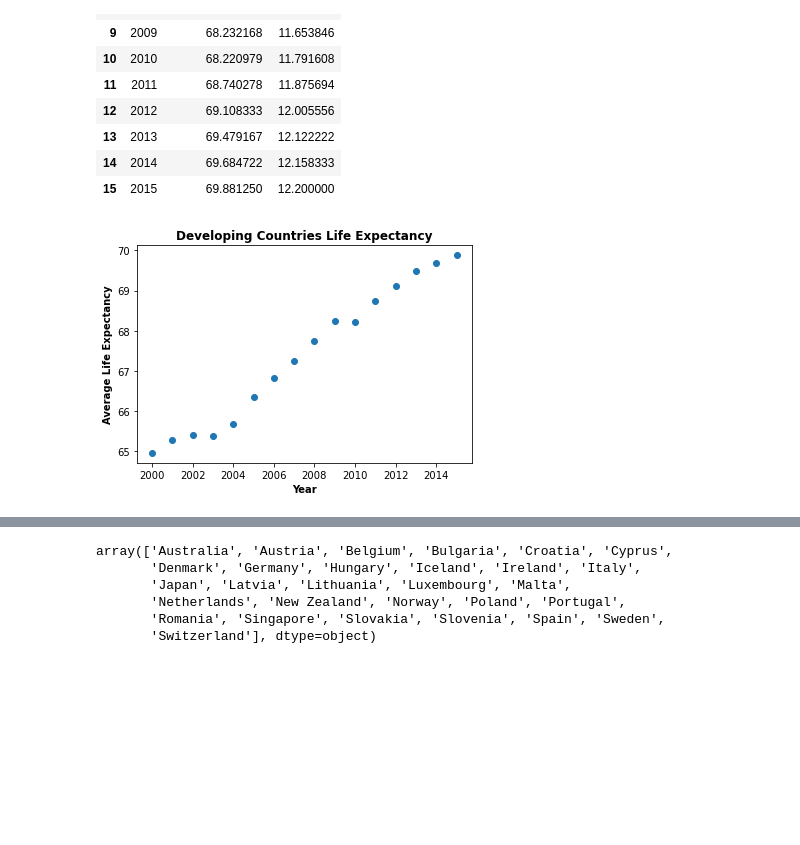
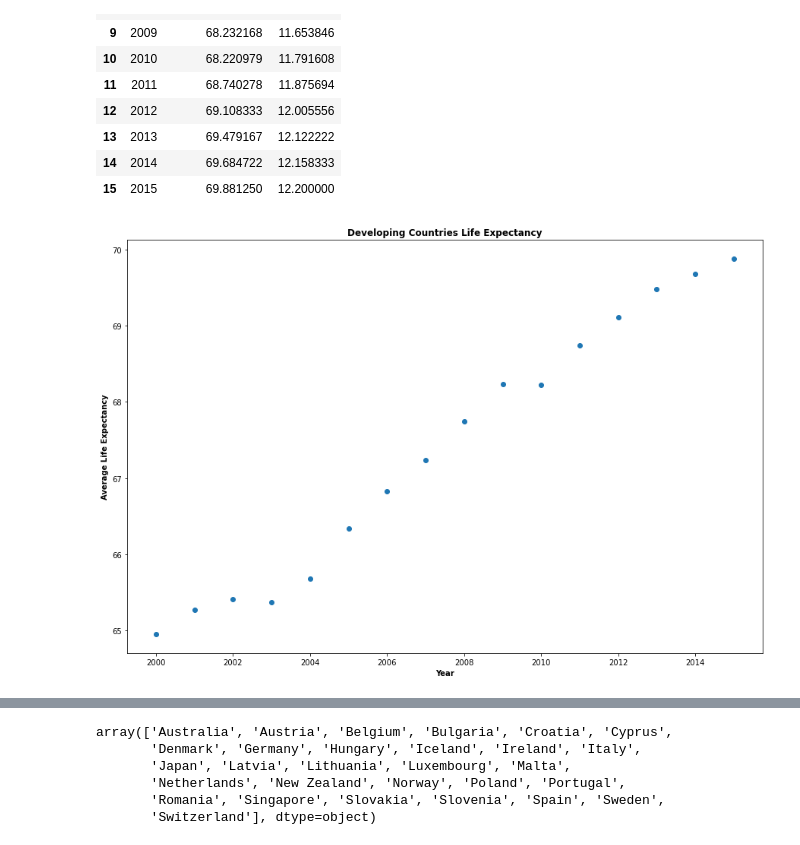
Before and after one commit to jaryan77/TeamTitans_Project_1, a Jupyter notebook: Colin_starter_analysis.ipynb, the cells around one changed output, grey strips where cells are left out. Drawn from its saved outputs; the diff is of its cells as text; code cells hidden in the pictures; blank space fills up the shorter version.

```diff
--- a/Colin_starter_analysis.ipynb
+++ b/Colin_starter_analysis.ipynb
@@ -68,7 +69,7 @@ life_df = life_df.rename(columns={'Life expectancy ': 'Life Expectancy',
 # %%
 #trim the dataframe to just focus on the effect of schooling on life expectancy and include the country, year, and
 #status columns
-schooling_df = life_df[["Country", "Year", "Status", "Life Expectancy", "Schooling"]]
+schooling_df = life_df[["Country", "Year", "Region", "Status", "Life Expectancy", "Schooling"]]
 # %%
 #get count of each column in the trimmed df
 schooling_df.count()
@@ -169,13 +176,16 @@ year_df_developing
 | 14 | 2014 | 69.684722 | 12.158333 |
 | 15 | 2015 | 69.881250 | 12.200000 |
 # %%
+#change fig size
+plt.figure(figsize = (15,10))
+
 #plot life expectancy over the years for developing countries
 plt.scatter(year_df_developing["Year"], year_df_developing["Life Expectancy"])
 plt.title("Developing Countries Life Expectancy", fontweight = "bold")
 plt.ylabel("Average Life Expectancy", fontweight = "bold")
 plt.xlabel("Year", fontweight = "bold")
 plt.savefig("Images/developing_countries_life_scatter.png")
 plt.show()
 # %% [output]
-[figure, old version]
+[figure, new version]
 # %%
```
Also changed, not shown: parts of 18 cells of this notebook, 14 other files.
